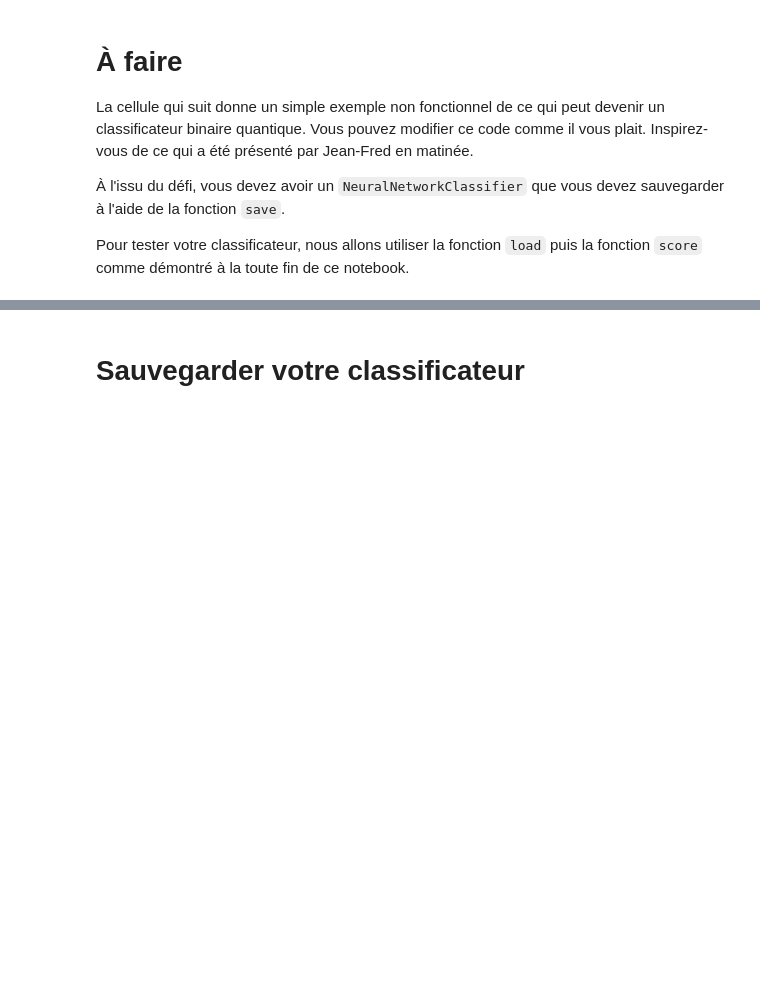
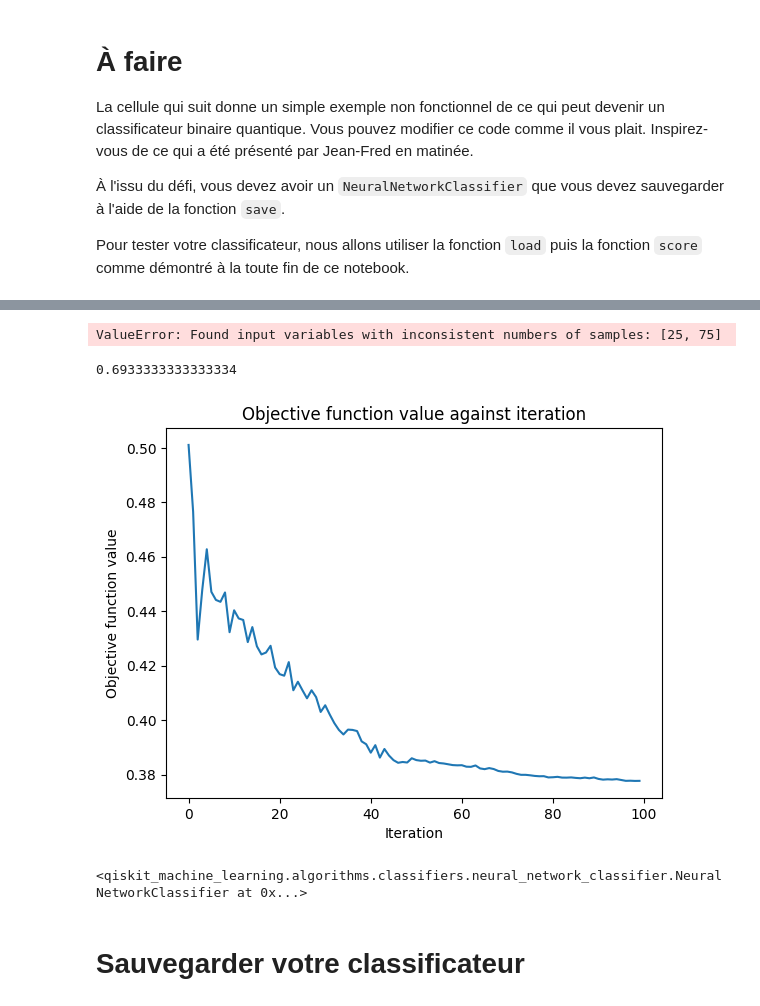
Before and after one commit to CharlesAntoineParent/hackaton_quantique, a Jupyter notebook: qml_classifier.ipynb, the cells around one changed output, grey strips where cells are left out. Drawn from its saved outputs; the diff is of its cells as text; code cells hidden in the pictures; blank space fills up the shorter version.

```diff
--- a/qml_classifier.ipynb
+++ b/qml_classifier.ipynb
@@ -34,27 +46,3 @@ La cellule qui suit donne un simple exemple non fonctionnel de ce qui peut deven
 À l'issu du défi, vous devez avoir un `NeuralNetworkClassifier` que vous devez sauvegarder à l'aide de la fonction `save`.
 
 Pour tester votre classificateur, nous allons utiliser la fonction `load` puis la fonction `score` comme démontré à la toute fin de ce notebook.
-# %%
-sampler = Sampler()
-
-nb_qubits = 9
-nb_layers = 1
-
-qc = QuantumCircuit(nb_qubits)
-ansatz = QuantumCircuit(nb_qubits)
-feature_map = QuantumCircuit(nb_qubits)
-
-qc.append(feature_map, qc.qubits)
-qc.append(ansatz, qc.qubits)
-
-sampler = Sampler()
-qnn = SamplerQNN(
-    circuit=qc,
-    sampler=sampler,
-    input_params=feature_map.parameters,
-    weight_params=ansatz.parameters
-)
-
-nnc = NeuralNetworkClassifier(qnn)
-
-nnc.fit(X, y)
@@ -61,3 +122,18 @@ nnc.fit(X, y)
+# %%
+predictions = nnc.predict(X_scaled)
+scores = nnc.score(X_scaled_test, y_test)
+# %% [output]
+ValueError: Found input variables with inconsistent numbers of samples: [25, 75]
+# %%
+predictions.mean()
+#predictions.shape
+# %% [output]
+0.6933333333333334
+# %%
+nnc.fit(X_scaled, y_train)
+# %% [output]
+[figure, added]
+<qiskit_machine_learning.algorithms.classifiers.neural_network_classifier.NeuralNetworkClassifier at 0x...>
 # %% [markdown]
 # Sauvegarder votre classificateur
 # %%
```
Also changed, not shown: parts of 5 cells of this notebook, 2 other files.
